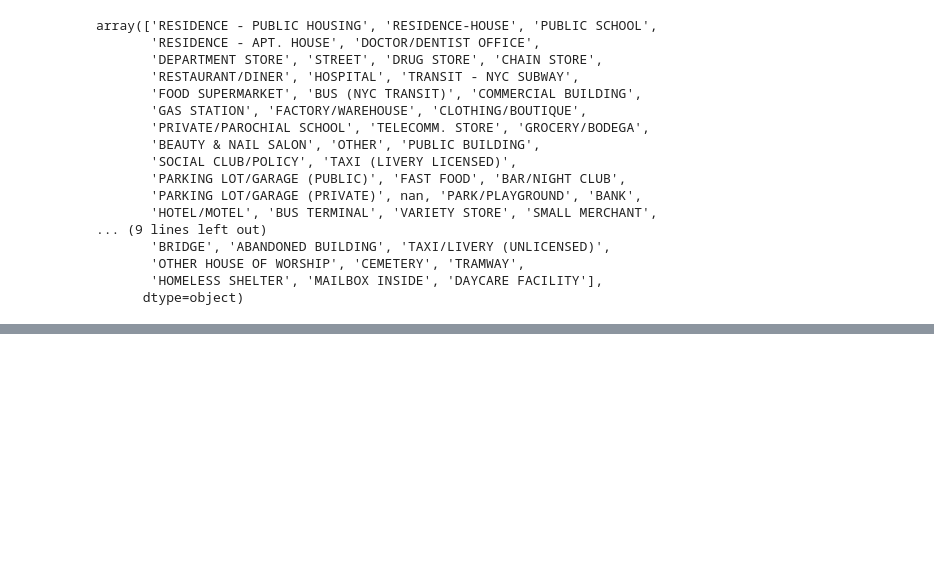
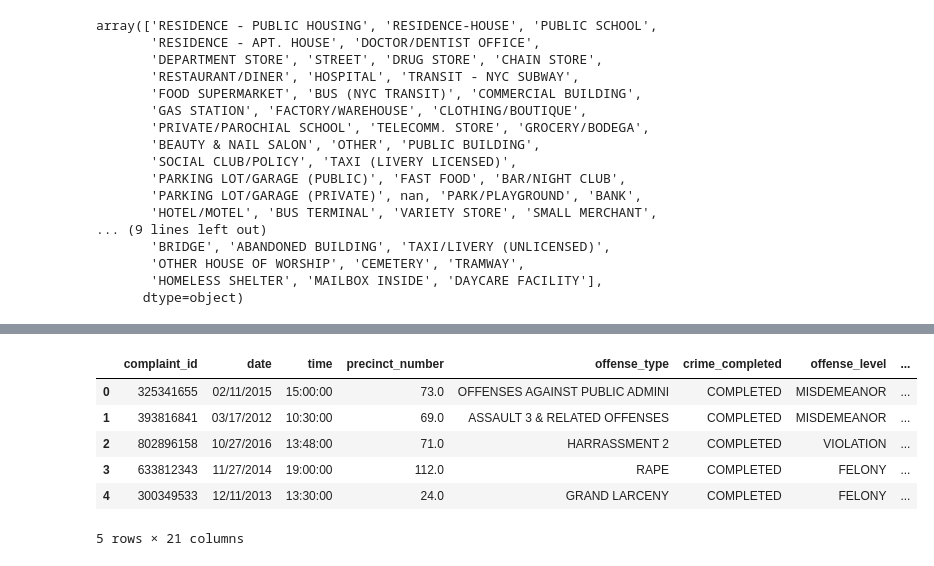
Before and after one commit to candiesforlife/minority_report, a Jupyter notebook: notebooks/Minority report.ipynb, the cells around one changed output, grey strips where cells are left out. Saved outputs shown, nothing was run; the diff lists cells and outputs as text; code cells hidden in the pictures; blank space fills up the shorter version.

```diff
--- a/notebooks/Minority report.ipynb
+++ b/notebooks/Minority report.ipynb
@@ -177,0 +412,10 @@ Index(['Age Group', 'Borough', '1950', '1950 - Boro share of NYC total',
+# %%
+data.head()
+# %% [output]
+|  | complaint_id | date | time | precinct_number | offense_type | crime_completed | offense_level | ... |
+| 0 | 325341655 | 02/11/2015 | 15:00:00 | 73.0 | OFFENSES AGAINST PUBLIC ADMINI | COMPLETED | MISDEMEANOR | ... |
+| 1 | 393816841 | 03/17/2012 | 10:30:00 | 69.0 | ASSAULT 3 & RELATED OFFENSES | COMPLETED | MISDEMEANOR | ... |
+| 2 | 802896158 | 10/27/2016 | 13:48:00 | 71.0 | HARRASSMENT 2 | COMPLETED | VIOLATION | ... |
+| 3 | 633812343 | 11/27/2014 | 19:00:00 | 112.0 | RAPE | COMPLETED | FELONY | ... |
+| 4 | 300349533 | 12/11/2013 | 13:30:00 | 24.0 | GRAND LARCENY | COMPLETED | FELONY | ... |
+5 rows × 21 columns
```
Also changed, not shown: parts of 26 cells of this notebook.
